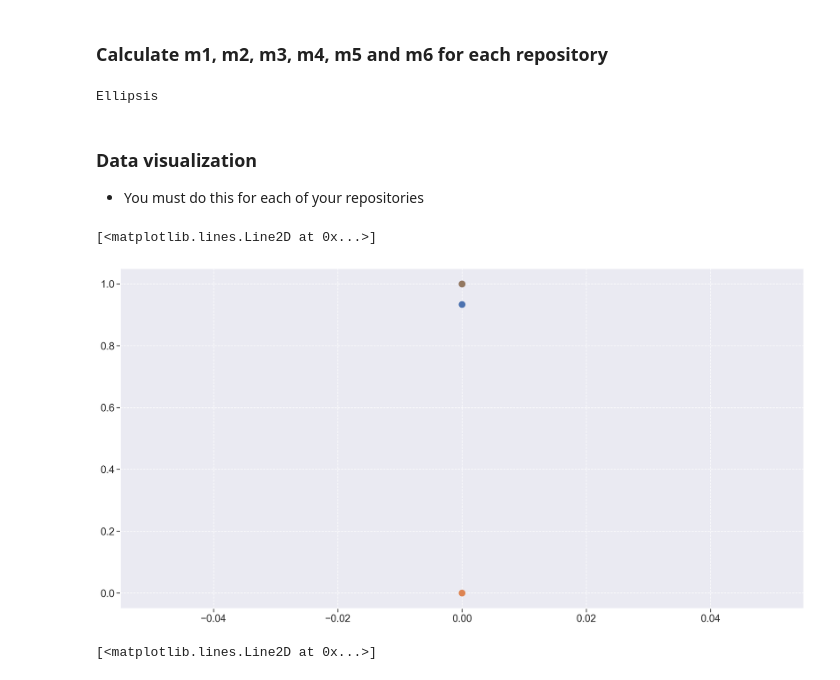
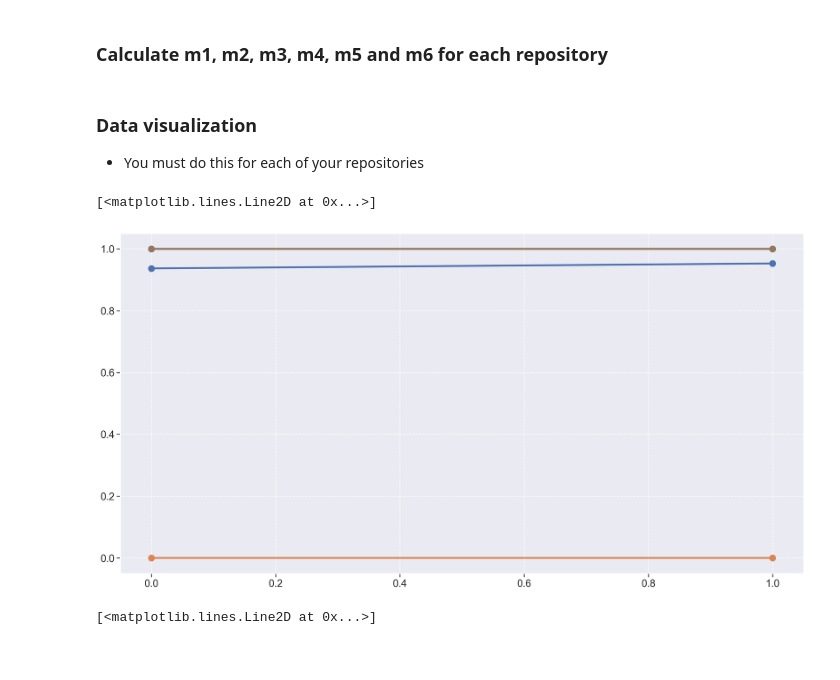
Before and after one commit to fga-eps-mds/2022-1-schedula-doc, a Jupyter notebook: analytics.ipynb, the cells around one changed output. Saved outputs shown, nothing was run; the diff lists cells and outputs as text; code cells hidden in the pictures.

Commit message:
novas metricas adicionadas

```diff
--- a/analytics.ipynb
+++ b/analytics.ipynb
@@ -238,9 +239,10 @@ file_component_df = file_component_df.dropna(subset=['functions', 'complexity','
 # %%
 # Example
 
-repo1_df = file_component_df[file_component_df['repository'] == 'fga-eps-mds-2022-1-schedula-detalhador_de_chamados']
-repo2_df = file_component_df[file_component_df['repository'] == 'fga-eps-mds-2022-1-schedula-front']
-repo3_df = file_component_df[file_component_df['repository'] == 'fga-eps-mds-2022-1-schedula-gestor_de_usuarios']
+detalhador_chamados_df = file_component_df[file_component_df['repository'] == 'fga-eps-mds-2022-1-schedula-detalhador_de_chamados']
+front_df = file_component_df[file_component_df['repository'] == 'fga-eps-mds-2022-1-schedula-front']
+gestor_usuarios_df = file_component_df[file_component_df['repository'] == 'fga-eps-mds-2022-1-schedula-gestor_de_usuarios']
+gerenciador_localidades_df = file_component_df[file_component_df['repository'] == 'fga-eps-mds-2022-1-schedula-gerenciador_de_localidades']
 # %%
 def _ncloc(df):
     ncloc = 0
@@ -356,13 +358,11 @@ def create_metrics_df(df):
                                'ncloc': ncloc_list})
 
     return metrics_df
-# %%
-repo1_metrics = create_metrics_df(repo1_df)
-repo2_metrics = create_metrics_df(repo2_df)
-repo3_metrics = create_metrics_df(repo3_df)
-...
-# %% [output]
-Ellipsis
+# %%
+detalhador_chamados_metrics = create_metrics_df(detalhador_chamados_df)
+front_metrics = create_metrics_df(front_df)
+gestor_usuarios_metrics = create_metrics_df(gestor_usuarios_df)
+gerenciador_localidades_metrics = create_metrics_df(gerenciador_localidades_df)
 # %% [markdown]
 ### Data visualization
 
@@ -370,15 +370,15 @@ Ellipsis
 # %%
 fig = plt.figure(figsize=(20, 10))
 
-plt.plot(repo1_metrics['m1'], linewidth=3, marker='o', markersize=10)
-plt.plot(repo1_metrics['m2'], linewidth=3, marker='o', markersize=10)
-plt.plot(repo1_metrics['m3'], linewidth=3, marker='o', markersize=10)
-plt.plot(repo1_metrics['m4'], linewidth=3, marker='o', markersize=10)
-plt.plot(repo1_metrics['m5'], linewidth=3, marker='o', markersize=10)
-plt.plot(repo1_metrics['m6'], linewidth=3, marker='o', markersize=10)
+plt.plot(detalhador_chamados_metrics['m1'], linewidth=3, marker='o', markersize=10)
+plt.plot(detalhador_chamados_metrics['m2'], linewidth=3, marker='o', markersize=10)
+plt.plot(detalhador_chamados_metrics['m3'], linewidth=3, marker='o', markersize=10)
+plt.plot(detalhador_chamados_metrics['m4'], linewidth=3, marker='o', markersize=10)
+plt.plot(detalhador_chamados_metrics['m5'], linewidth=3, marker='o', markersize=10)
+plt.plot(detalhador_chamados_metrics['m6'], linewidth=3, marker='o', markersize=10)
 # %% [output]
 [<matplotlib.lines.Line2D at 0x...>]
-[figure, old version]
+[figure, new version]
 # %%
 fig = plt.figure(figsize=(20, 10))
 
```
Also changed, not shown: parts of 20 cells of this notebook, 4 other files.
